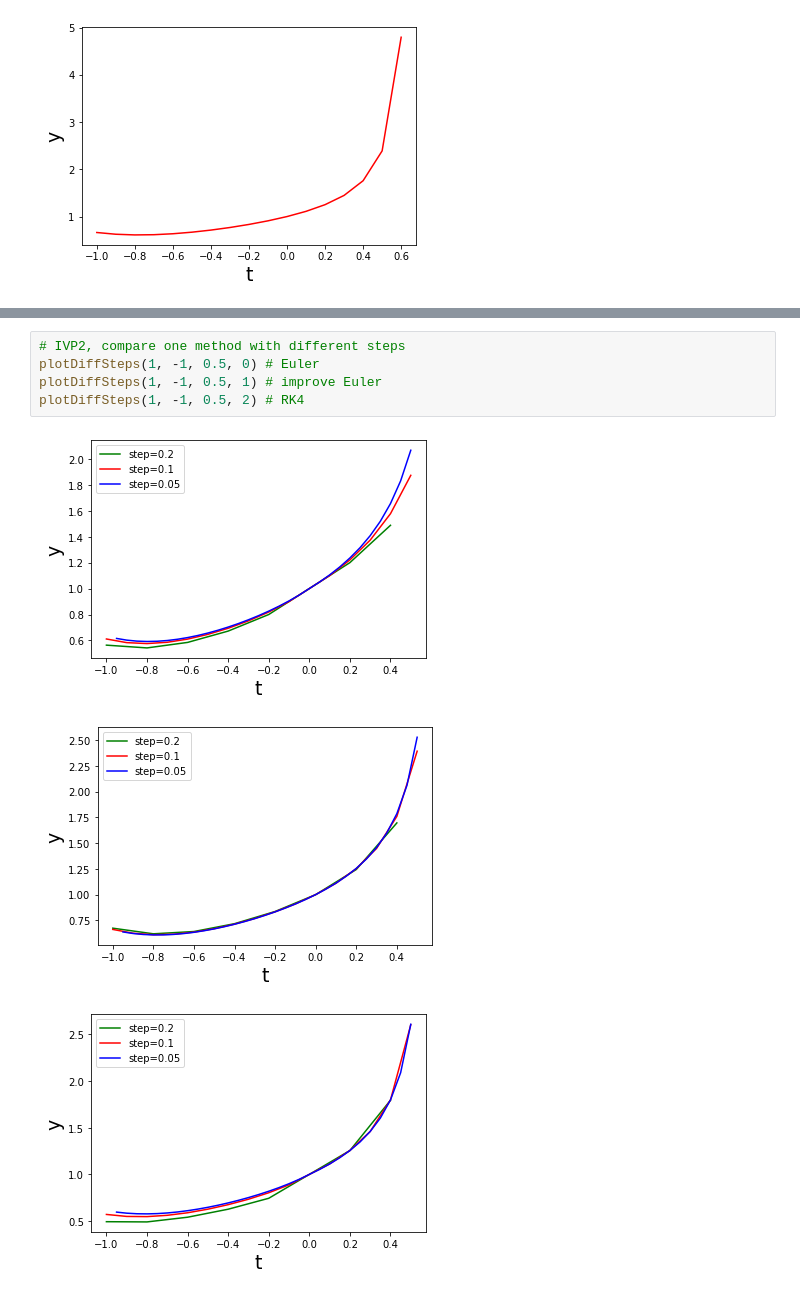
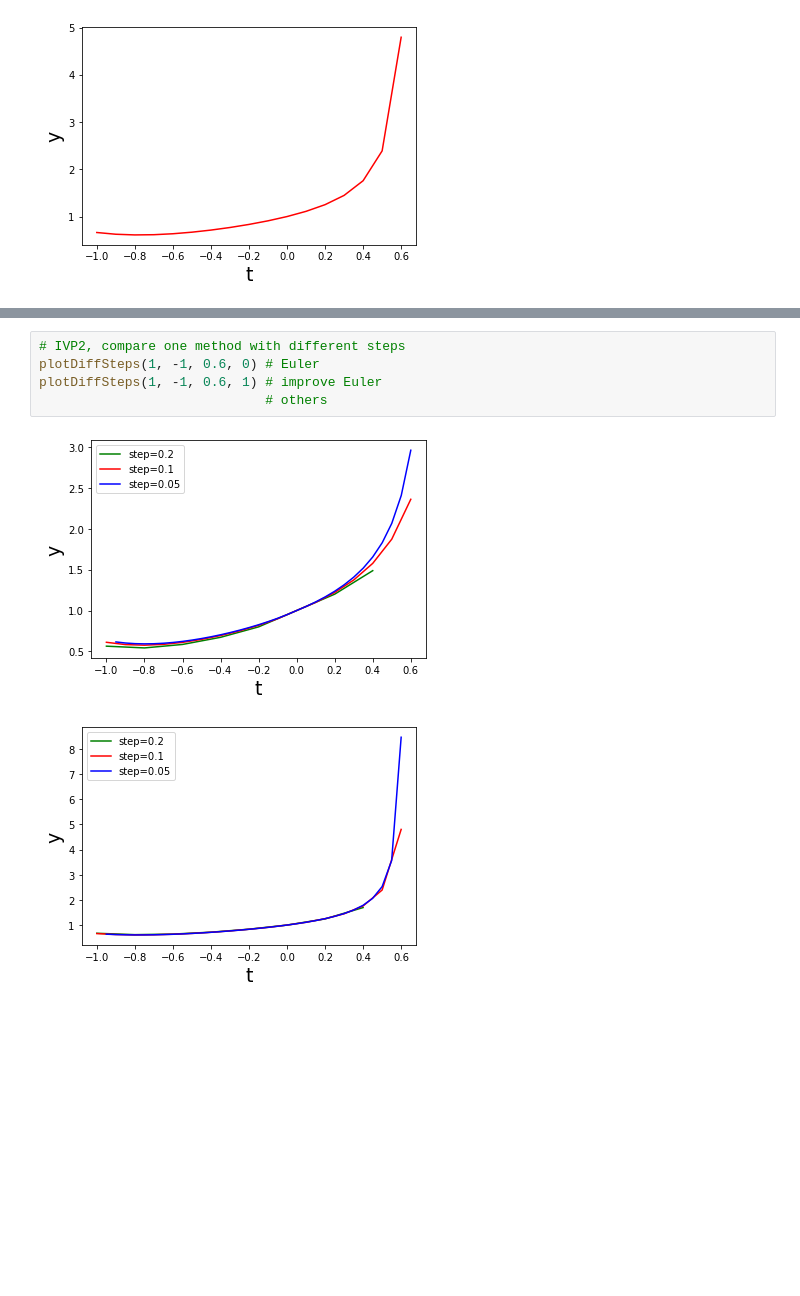
Before and after one commit to junl666/MATH285-Lab-ZJUI-SP23, a Jupyter notebook: math285_lab.ipynb, the cells around one changed output, grey strips where cells are left out. Drawn from its saved outputs; the diff is of its cells as text; blank space fills up the shorter version.

```diff
--- a/math285_lab.ipynb
+++ b/math285_lab.ipynb
@@ -267,9 +403,8 @@ plotDiffSteps(0, -1, 1, 2) # RK4
 # %%
 # IVP2, compare one method with different steps
-plotDiffSteps(1, -1, 0.5, 0) # Euler
-plotDiffSteps(1, -1, 0.5, 1) # improve Euler
-plotDiffSteps(1, -1, 0.5, 2) # RK4
+plotDiffSteps(1, -1, 0.6, 0) # Euler
+plotDiffSteps(1, -1, 0.6, 1) # improve Euler
+                             # others
 # %% [output]
-[figure, old version]
+[figure, new version]
-[figure, old version]
+[figure, new version]
-[figure, removed]
```
Also changed, not shown: parts of 8 cells of this notebook.
